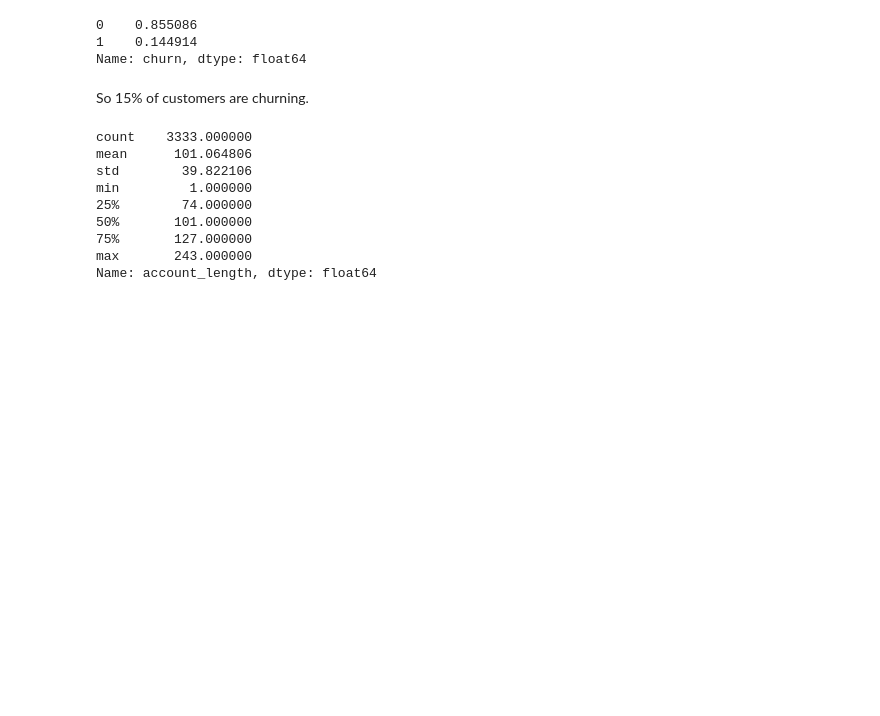
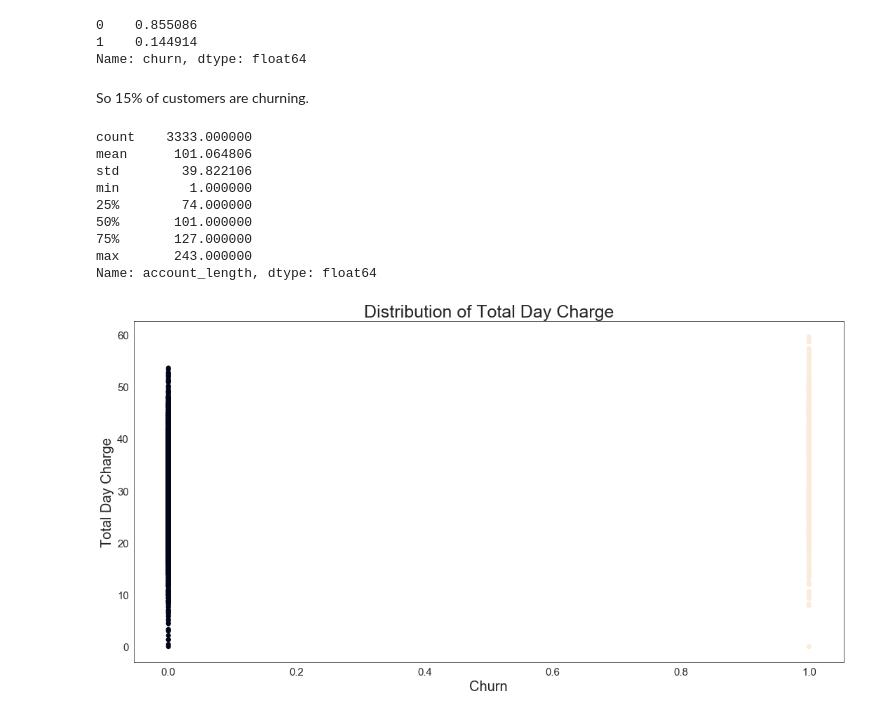
Before and after one commit to chum46/customer_churn_prediction, a Jupyter notebook: notebooks/exploratory/lmc_exploratory_nb/09_notebookstats_lc.ipynb, the cells around one changed output. Cells and saved outputs as stored; diff of their text form; code cells hidden in the pictures; blank space fills up the shorter version.

```diff
--- a/notebooks/exploratory/lmc_exploratory_nb/09_notebookstats_lc.ipynb
+++ b/notebooks/exploratory/lmc_exploratory_nb/09_notebookstats_lc.ipynb
@@ -60,3 +60,15 @@ min         1.000000
 75%       127.000000
 max       243.000000
 Name: account_length, dtype: float64
+# %%
+fig, ax = plt.subplots(figsize=(15,8))
+plt.title('Distribution of Total Day Charge', fontsize = 25)
+plt.scatter(df.churn, df.total_day_charge, c = df.churn)
+ax.tick_params(axis = 'both', labelsize = 15)
+plt.xlabel('Churn', fontsize = 20)
+plt.ylabel('Total Day Charge', fontsize = 20)
+plt.tight_layout()
+sns.set_style('white')
+plt.savefig('figures/tot_day_charg_churn.png')
+# %% [output]
+[figure, added]
```
Also changed, not shown: 3 other files.
